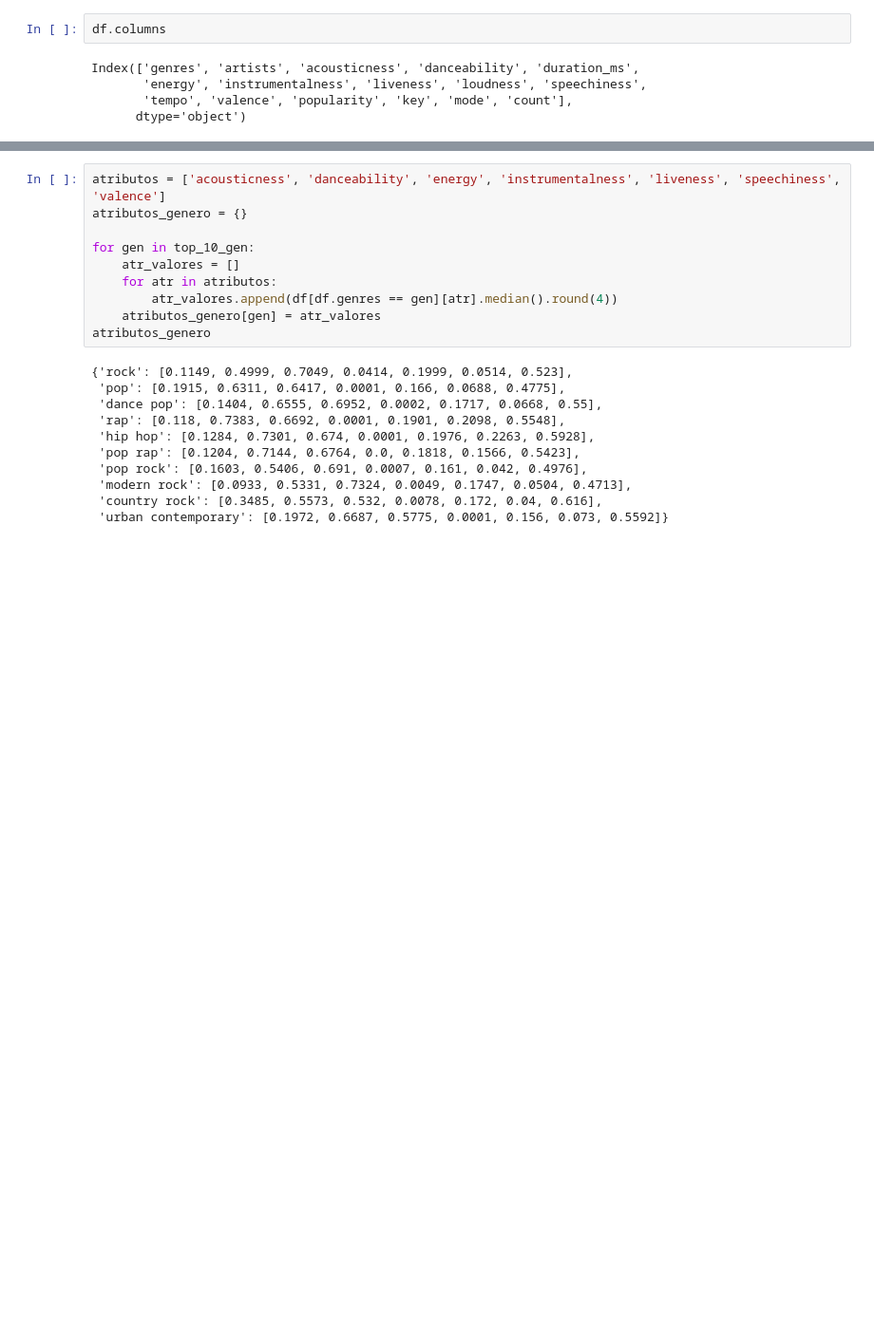
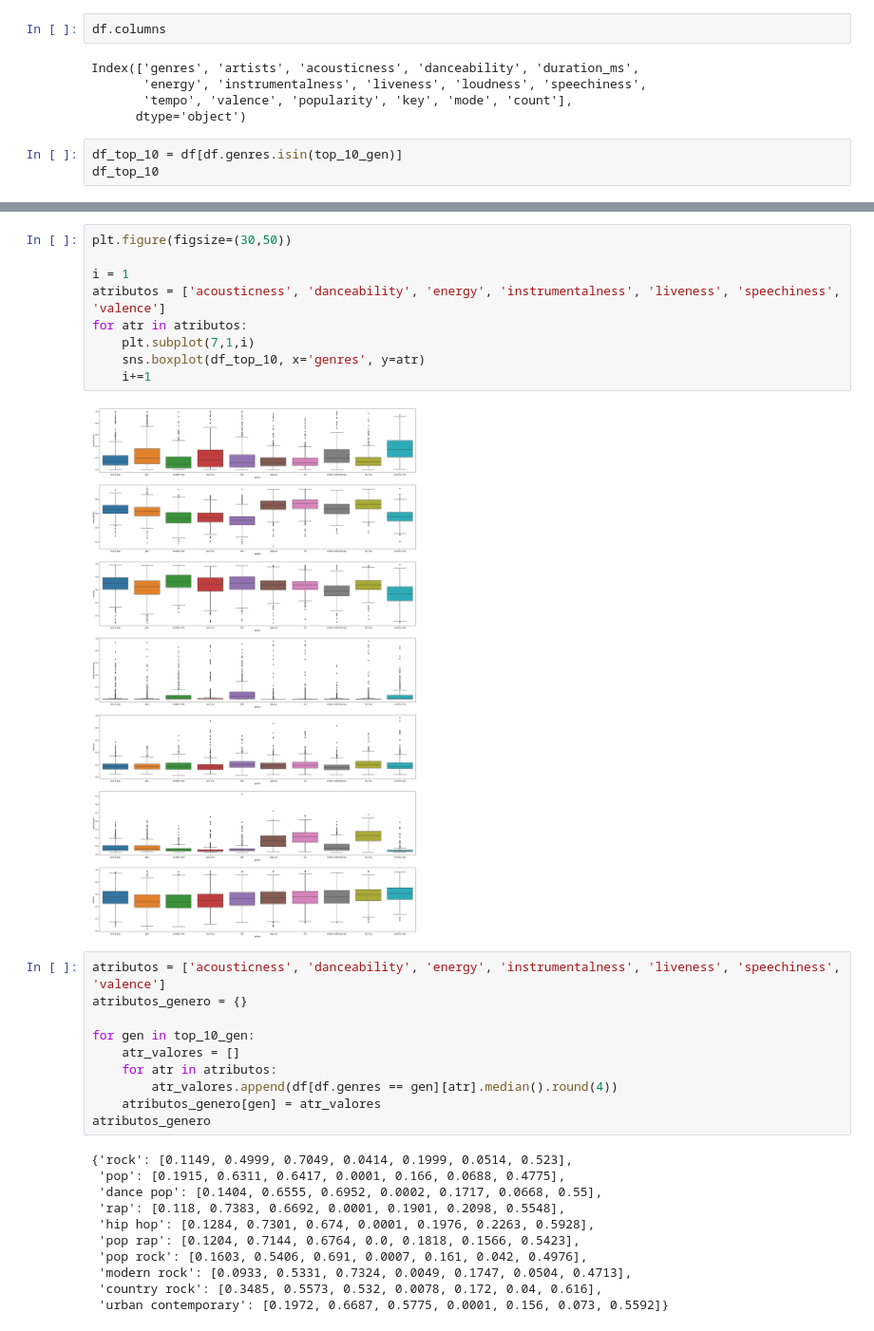
Before and after one commit to danilomiyatake/spotify, a Jupyter notebook: spotify_eda.ipynb, the cells around one changed output, grey strips where cells are left out. Shown at 95% size. Cells and saved outputs as stored; diff of their text form; blank space fills up the shorter version.

```diff
--- a/spotify_eda.ipynb
+++ b/spotify_eda.ipynb
@@ -197,3 +209,6 @@ Index(['genres', 'artists', 'acousticness', 'danceability', 'duration_ms',
        'energy', 'instrumentalness', 'liveness', 'loudness', 'speechiness',
        'tempo', 'valence', 'popularity', 'key', 'mode', 'count'],
       dtype='object')
+# %%
+df_top_10 = df[df.genres.isin(top_10_gen)]
+df_top_10
@@ -200,3 +229,14 @@ Index(['genres', 'artists', 'acousticness', 'danceability', 'duration_ms',
+# %%
+plt.figure(figsize=(30,50))
+
+i = 1
+atributos = ['acousticness', 'danceability', 'energy', 'instrumentalness', 'liveness', 'speechiness', 'valence']
+for atr in atributos:
+    plt.subplot(7,1,i)
+    sns.boxplot(df_top_10, x='genres', y=atr)
+    i+=1
+# %% [output]
+[figure, added]
 # %%
 atributos = ['acousticness', 'danceability', 'energy', 'instrumentalness', 'liveness', 'speechiness', 'valence']
 atributos_genero = {}
```
Also changed, not shown: parts of 15 cells of this notebook.
